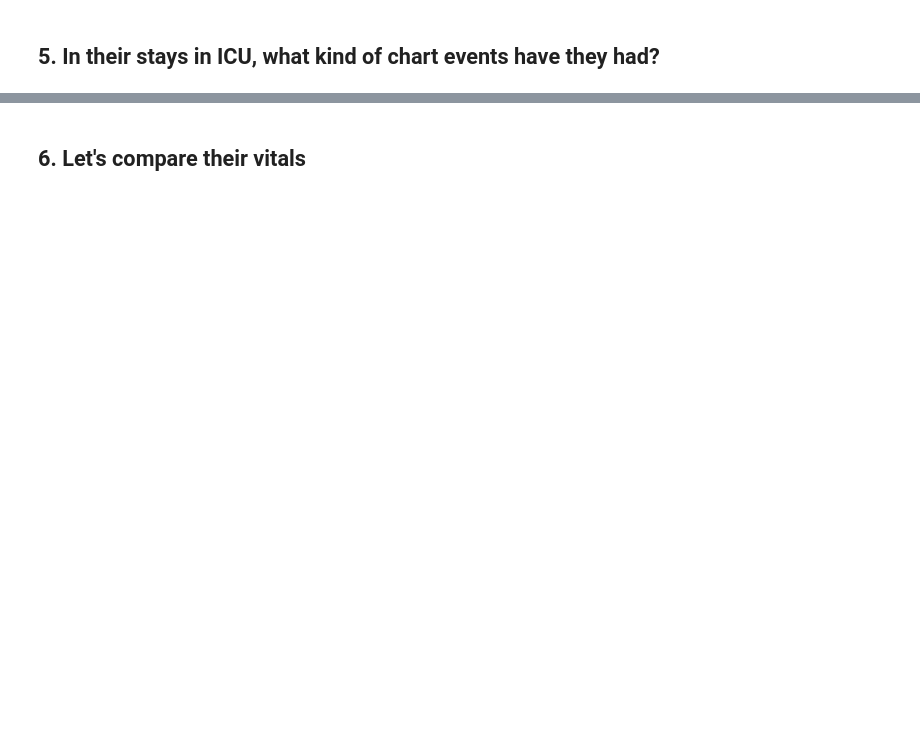
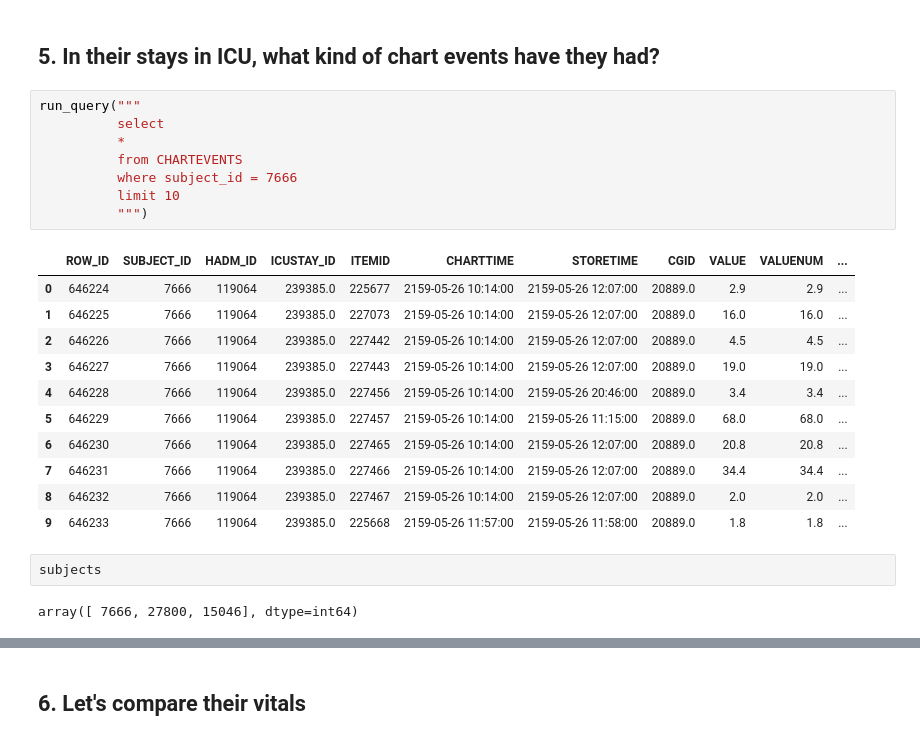
Before and after one commit to ricejfx/aihc, a Jupyter notebook: assignment2.ipynb, the cells around one changed output, grey strips where cells are left out. Drawn from its saved outputs; the diff is of its cells as text; blank space fills up the shorter version.

```diff
--- a/assignment2.ipynb
+++ b/assignment2.ipynb
@@ -255,2 +431,26 @@ Have subject ID for columns and number of ICU stays by ICU type as columns
 # %% [markdown]
 ## 5.  In their stays in ICU, what kind of chart events have they had?
+# %%
+run_query("""
+          select
+          *
+          from CHARTEVENTS
+          where subject_id = 7666
+          limit 10
+          """)
+# %% [output]
+|  | ROW_ID | SUBJECT_ID | HADM_ID | ICUSTAY_ID | ITEMID | CHARTTIME | STORETIME | CGID | VALUE | VALUENUM | ... |
+| 0 | 646224 | 7666 | 119064 | 239385.0 | 225677 | 2159-05-26 10:14:00 | 2159-05-26 12:07:00 | 20889.0 | 2.9 | 2.9 | ... |
+| 1 | 646225 | 7666 | 119064 | 239385.0 | 227073 | 2159-05-26 10:14:00 | 2159-05-26 12:07:00 | 20889.0 | 16.0 | 16.0 | ... |
+| 2 | 646226 | 7666 | 119064 | 239385.0 | 227442 | 2159-05-26 10:14:00 | 2159-05-26 12:07:00 | 20889.0 | 4.5 | 4.5 | ... |
+| 3 | 646227 | 7666 | 119064 | 239385.0 | 227443 | 2159-05-26 10:14:00 | 2159-05-26 12:07:00 | 20889.0 | 19.0 | 19.0 | ... |
+| 4 | 646228 | 7666 | 119064 | 239385.0 | 227456 | 2159-05-26 10:14:00 | 2159-05-26 20:46:00 | 20889.0 | 3.4 | 3.4 | ... |
+| 5 | 646229 | 7666 | 119064 | 239385.0 | 227457 | 2159-05-26 10:14:00 | 2159-05-26 11:15:00 | 20889.0 | 68.0 | 68.0 | ... |
+| 6 | 646230 | 7666 | 119064 | 239385.0 | 227465 | 2159-05-26 10:14:00 | 2159-05-26 12:07:00 | 20889.0 | 20.8 | 20.8 | ... |
+| 7 | 646231 | 7666 | 119064 | 239385.0 | 227466 | 2159-05-26 10:14:00 | 2159-05-26 12:07:00 | 20889.0 | 34.4 | 34.4 | ... |
+| 8 | 646232 | 7666 | 119064 | 239385.0 | 227467 | 2159-05-26 10:14:00 | 2159-05-26 12:07:00 | 20889.0 | 2.0 | 2.0 | ... |
+| 9 | 646233 | 7666 | 119064 | 239385.0 | 225668 | 2159-05-26 11:57:00 | 2159-05-26 11:58:00 | 20889.0 | 1.8 | 1.8 | ... |
+# %%
+subjects
+# %% [output]
+array([ 7666, 27800, 15046], dtype=int64)
```
Also changed, not shown: parts of 24 cells of this notebook.
